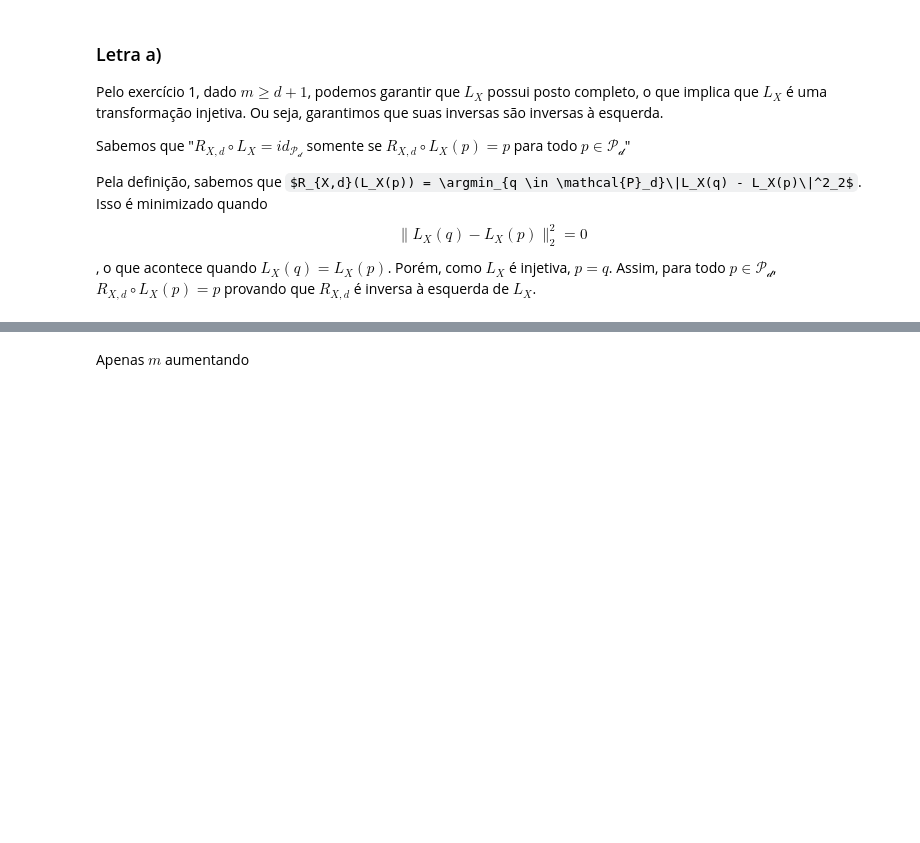
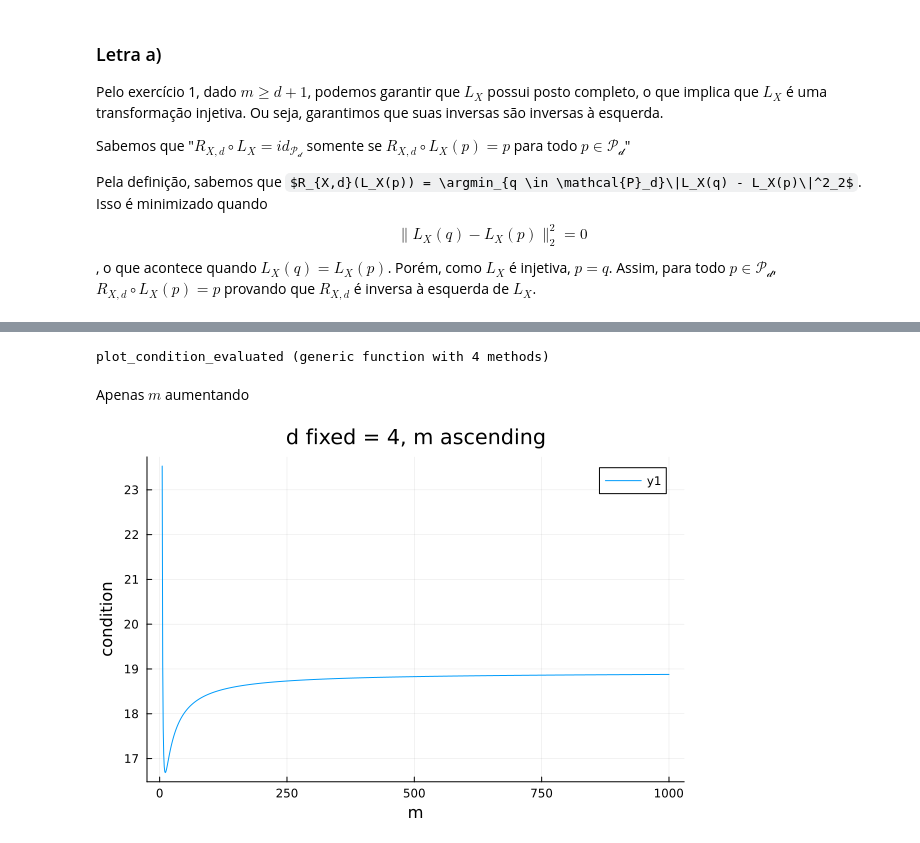
Before and after one commit to davi-dressler/polinomios_interpoladores, a Jupyter notebook: polinomios_interpoladores.ipynb, the cells around one changed output, grey strips where cells are left out. Drawn from its saved outputs; the diff is of its cells as text; code cells hidden in the pictures; some formulas as TeX source; blank space fills up the shorter version.

```diff
--- a/polinomios_interpoladores.ipynb
+++ b/polinomios_interpoladores.ipynb
@@ -55,7 +73,7 @@ end
 # %%
 function plot_condition_evaluated(m, d, variate_m = true, variate_d = false, log_scale= false)
     if variate_m && !variate_d
-        x = d+1:m
+        x = (d+1):m
         y = [evaluate_condition(i, d) for i in x]
 
         if log_scale
@@ -73,74 +91,14 @@ function plot_condition_evaluated(m, d, variate_m = true, variate_d = false, log
         else
             display(plot(x, y, label="m fixo=$m", xlabel= "d", ylabel= "condition", title= "m fixed = $m, d ascending"))
         end
-
-    elseif variate_d && variate_m
-        # plt = plot()
-        # for j in 1:d
-        #     x = 2:m
-        #     y = [evaluate_condition(i, j) for i in x]
-
-        #     if log_scale
-        #         plot!(plt, x, y, label="d=$j", leg= :topright, yscale= :log10)
-        #     else
-        #         plot!(plt, x, y, label="d=$j", leg= :topright)
-        #     end
-        # end
-
-        data = Float64[]
-        data_j = Int8[]
-        j = 1
-        for i in j+1:m
-            j = j + div(i,(m/5))
-            push!(data_j, j)
-            push!(data, evaluate_condition(i, j))
-        end
-
-        print(unique(data_j))
-        plot(2:m, data)
-    # ylabel!("condition")
-    # xlabel!("m")
-    # display(plt)
     end
 end
+# %% [output]
+plot_condition_evaluated (generic function with 4 methods)
-# %%
-function plot_condition_evaluated(m, d, variate_m=true, variate_d=false, log_scale=false)
-    if variate_m && !variate_d
-        x = (d+1):m
-        y = [evaluate_condition(i, d) for i in x]
-        ylab = log_scale ? "condition (log)" : "condition"
-        display(plot(x, y, xlabel="m", ylabel=ylab,
-                     title="d fixo = $d, m crescendo",
-                     yscale=log_scale ? :log10 : :identity))
-
-    elseif !variate_m && variate_d
-        x = 1:(m-1)  # d < m para Vandermonde ter posto completo
-        y = [evaluate_condition(m, j) for j in x]
-        ylab = log_scale ? "condition (log)" : "condition"
-        display(plot(x, y, xlabel="d", ylabel=ylab,
-                     title="m fixo = $m, d crescendo",
-                     yscale=log_scale ? :log10 : :identity))
-
-    elseif variate_m && variate_d
-        # Heatmap: eixo x = m, eixo y = d
-        ms = 3:m
-        ds = 1:(m-2)
-        # só calcula onde m >= d+1
-        Z = [mi >= di+1 ? evaluate_condition(mi, di) : NaN
-             for di in ds, mi in ms]
-
-        if log_scale
-            Z = log10.(Z)
-        end
-
-        display(heatmap(ms, ds, Z,
-                        xlabel="m", ylabel="d",
-                        title=log_scale ? "log10(cond(V))" : "cond(V)",
-                        color=:viridis))
-    end
-end
 # %% [markdown]
 Apenas $m$ aumentando
 # %%
-plot_condition_evaluated(1000, 2, true, false)
+plot_condition_evaluated(1000, 4, true, false)
+# %% [output]
+[figure, added]
 # %%
```
Also changed, not shown: parts of 22 cells of this notebook.
